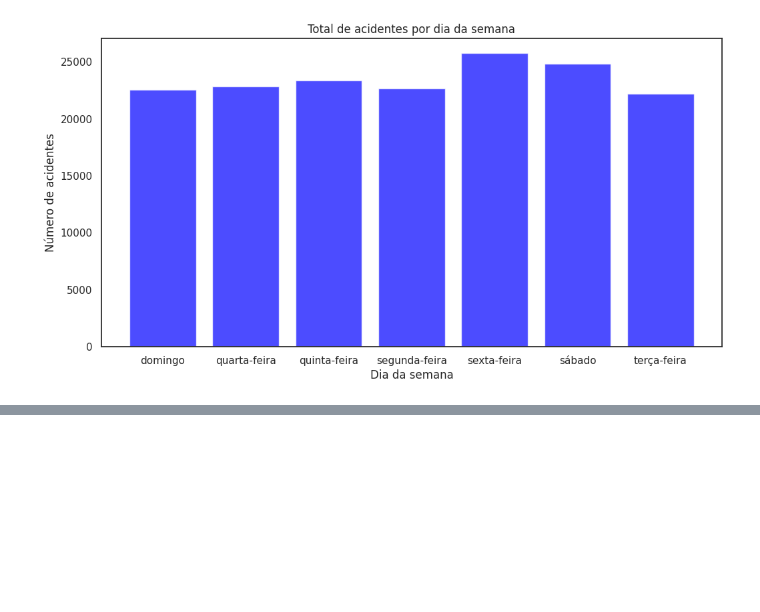
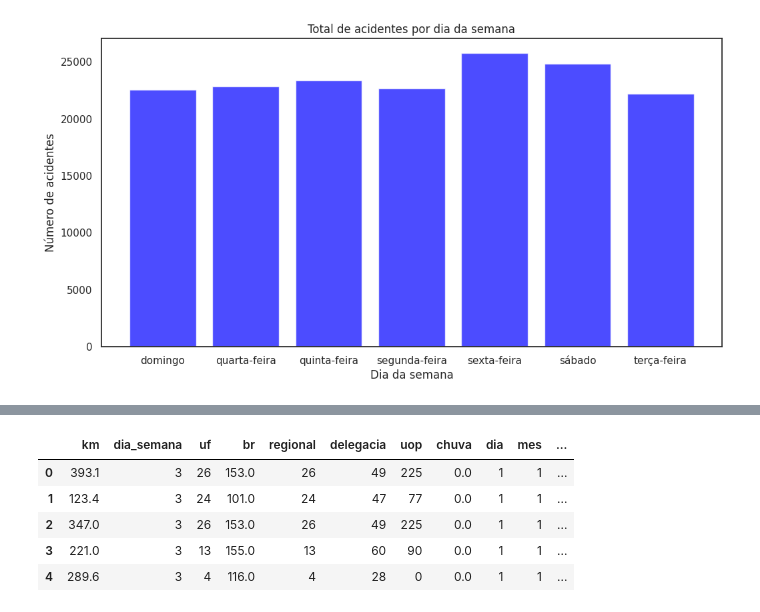
Before and after one commit to srdiegorodrigues/projeto, a Jupyter notebook: pesquisa1.ipynb, the cells around one changed output, grey strips where cells are left out. Saved outputs shown, nothing was run; the diff lists cells and outputs as text; code cells hidden in the pictures; blank space fills up the shorter version.

```diff
--- a/pesquisa1.ipynb
+++ b/pesquisa1.ipynb
@@ -273,3 +385,12 @@ plt.show()
+# %%
+dt_before_AT.head()
+# %% [output]
+|  | km | dia_semana | uf | br | regional | delegacia | uop | chuva | dia | mes | ... |
+| 0 | 393.1 | 3 | 26 | 153.0 | 26 | 49 | 225 | 0.0 | 1 | 1 | ... |
+| 1 | 123.4 | 3 | 24 | 101.0 | 24 | 47 | 77 | 0.0 | 1 | 1 | ... |
+| 2 | 347.0 | 3 | 26 | 153.0 | 26 | 49 | 225 | 0.0 | 1 | 1 | ... |
+| 3 | 221.0 | 3 | 13 | 155.0 | 13 | 60 | 90 | 0.0 | 1 | 1 | ... |
+| 4 | 289.6 | 3 | 4 | 116.0 | 4 | 28 | 0 | 0.0 | 1 | 1 | ... |
 # %%
 #Matriz de correlação
 #é necessário verificar a codificação one hot enconding
```
Also changed, not shown: parts of 19 cells of this notebook.
